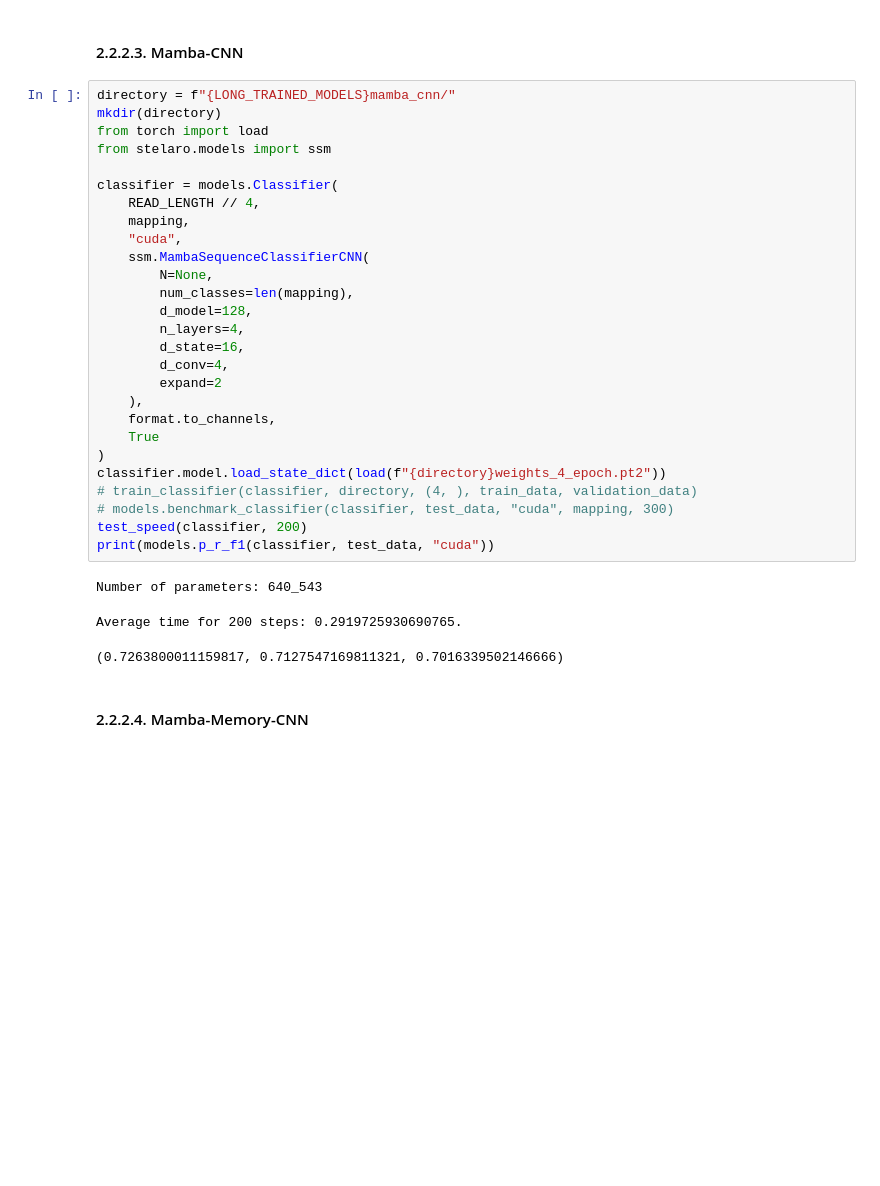
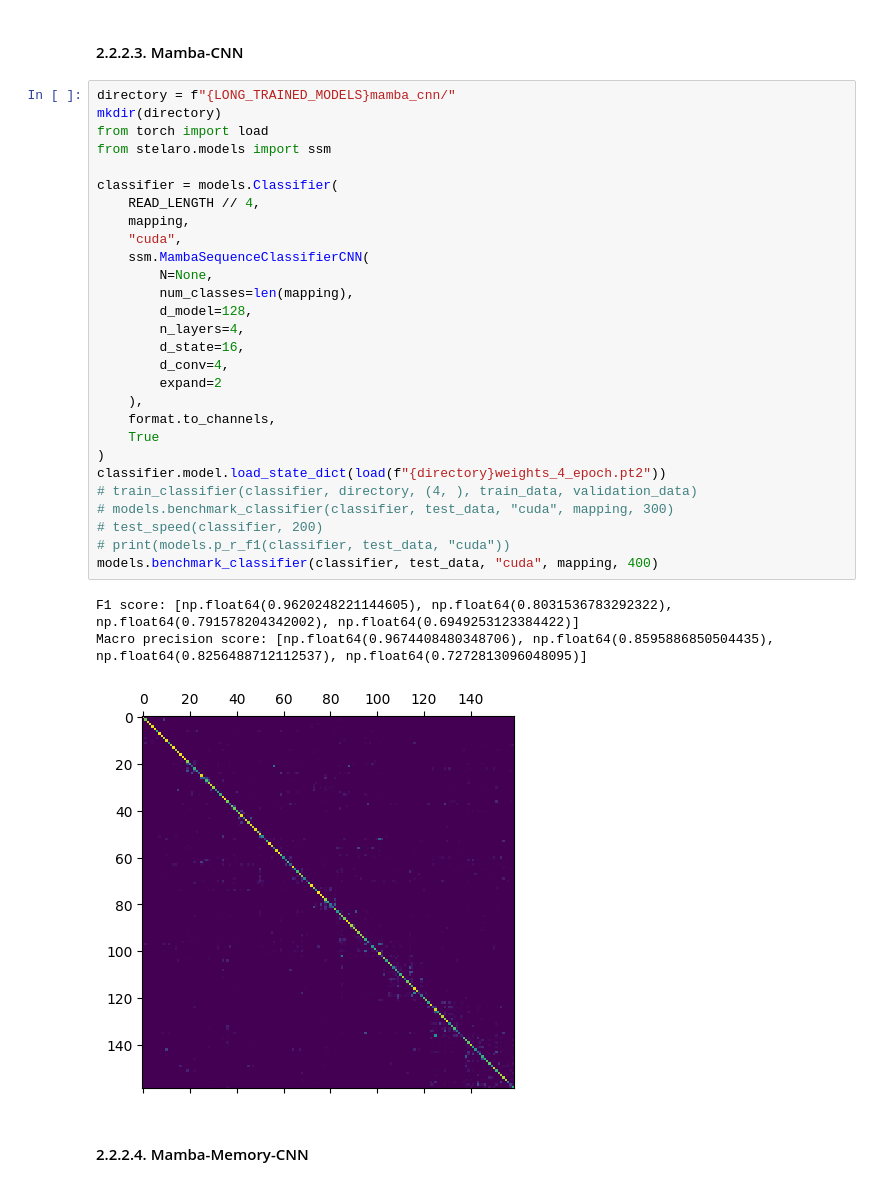
Before and after one commit to Vincent-Therrien/stelaro, a Jupyter notebook: demonstrations/classification.ipynb, the cells around one changed output. Saved outputs shown, nothing was run; the diff lists cells and outputs as text; blank space fills up the shorter version.

```diff
--- a/demonstrations/classification.ipynb
+++ b/demonstrations/classification.ipynb
@@ -2043,34 +2091,35 @@ Average time for 200 steps: 0.2784790861606598.
 # %%
 directory = f"{LONG_TRAINED_MODELS}mamba_cnn/"
 mkdir(directory)
 from torch import load
 from stelaro.models import ssm
 
 classifier = models.Classifier(
     READ_LENGTH // 4,
     mapping,
     "cuda",
     ssm.MambaSequenceClassifierCNN(
         N=None,
         num_classes=len(mapping),
         d_model=128,
         n_layers=4,
         d_state=16,
         d_conv=4,
         expand=2
     ),
     format.to_channels,
     True
 )
 classifier.model.load_state_dict(load(f"{directory}weights_4_epoch.pt2"))
 # train_classifier(classifier, directory, (4, ), train_data, validation_data)
 # models.benchmark_classifier(classifier, test_data, "cuda", mapping, 300)
-test_speed(classifier, 200)
-print(models.p_r_f1(classifier, test_data, "cuda"))
+# test_speed(classifier, 200)
+# print(models.p_r_f1(classifier, test_data, "cuda"))
+models.benchmark_classifier(classifier, test_data, "cuda", mapping, 400)
 # %% [output]
-Number of parameters: 640_543
+F1 score: [np.float64(0.9620248221144605), np.float64(0.8031536783292322), np.float64(0.791578204342002), np.float64(0.6949253123384422)]
+Macro precision score: [np.float64(0.9674408480348706), np.float64(0.8595886850504435), np.float64(0.8256488712112537), np.float64(0.7272813096048095)]
-Average time for 200 steps: 0.2919725930690765.
-(0.7263800011159817, 0.7127547169811321, 0.7016339502146666)
+[figure, added]
 # %% [markdown]
 #### 2.2.2.4. Mamba-Memory-CNN
 # %%
```
Also changed, not shown: parts of 13 cells of this notebook, 1 other file.
